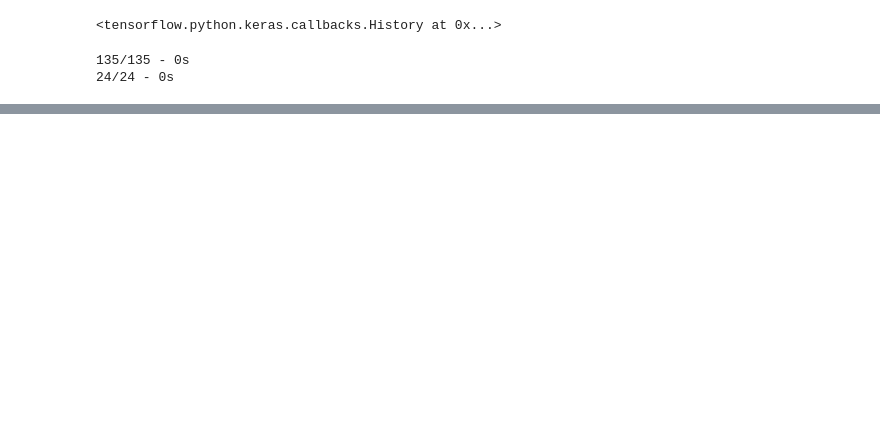
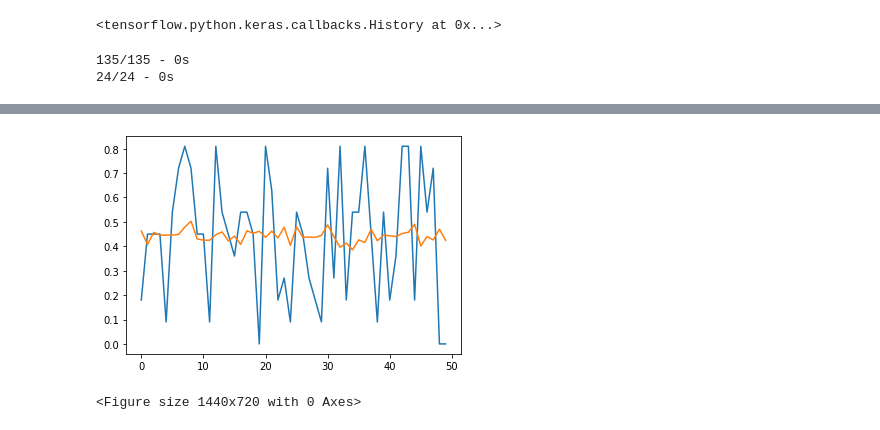
Before and after one commit to SHAKILEASH/Time_series_forecast, a Jupyter notebook: cnn_model.ipynb, the cells around one changed output, grey strips where cells are left out. Saved outputs shown, nothing was run; the diff lists cells and outputs as text; code cells hidden in the pictures; blank space fills up the shorter version.

```diff
--- a/cnn_model.ipynb
+++ b/cnn_model.ipynb
@@ -151,0 +164,5 @@ plt.show()
+# %%
+plot_results(testY,testPredict,50)
+# %% [output]
+[figure, added]
+<Figure size 1440x720 with 0 Axes>
```
Also changed, not shown: parts of 16 cells of this notebook.
